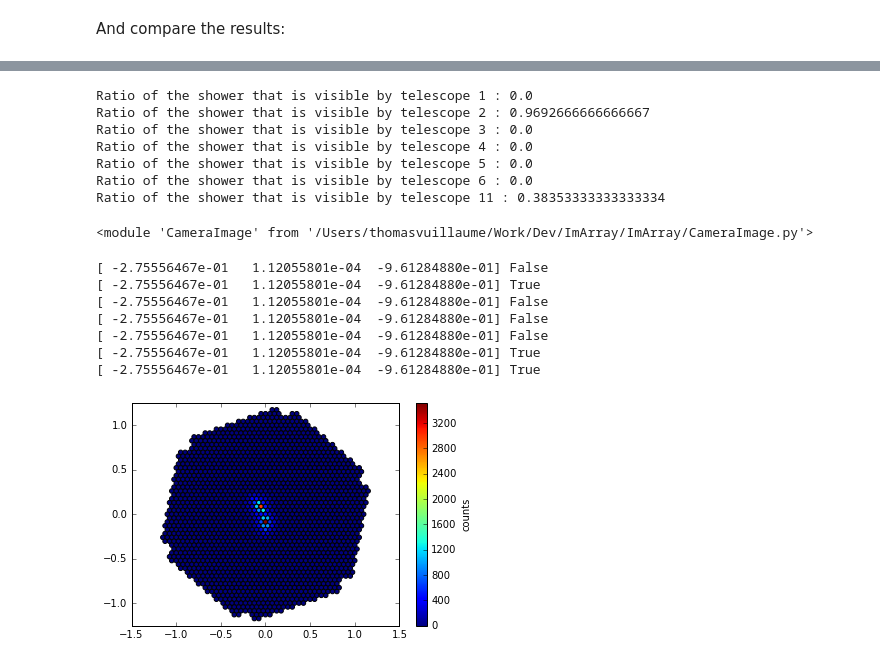
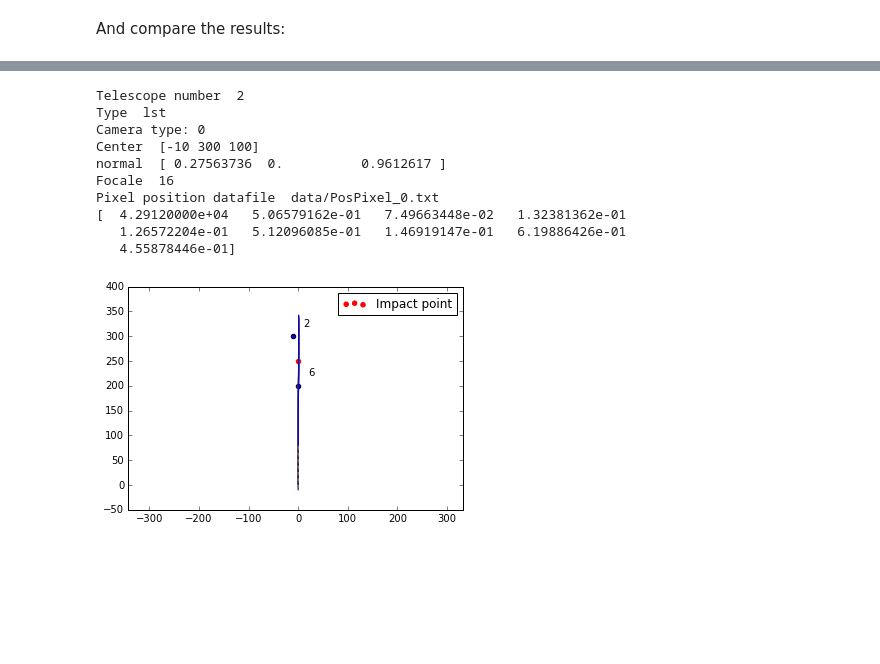
Before and after one commit to vuillaut/pschitt, a Jupyter notebook: ImArray/example.ipynb, the cells around one changed output, grey strips where cells are left out. Drawn from its saved outputs; the diff is of its cells as text; code cells hidden in the pictures; blank space fills up the shorter version.

```diff
--- a/ImArray/example.ipynb
+++ b/ImArray/example.ipynb
@@ -112,4 +108,4 @@ reload(viz)
 # %%
-trigger_intensity = 0.
+trigger_intensity = 100.
 noise = 0
 # %%
@@ -151,33 +149,22 @@ shower_direction = - geo.altaz_to_normal(salt,saz)
-# %%
-for tel in alltel:
-    m = geo.mask_visible_particles(tel, shower, shower_direction)
-    print("Ratio of the shower that is visible by telescope {0} : {1}".format(tel.id, len(m[m])/len(m)))
-#     plt.scatter(shower[:,0][m], shower[:,1][m])
-#     plt.axis('equal')
-#     plt.show()
-# %% [output]
-Ratio of the shower that is visible by telescope 1 : 0.0
-Ratio of the shower that is visible by telescope 2 : 0.9692666666666667
-Ratio of the shower that is visible by telescope 3 : 0.0
-Ratio of the shower that is visible by telescope 4 : 0.0
-Ratio of the shower that is visible by telescope 5 : 0.0
-Ratio of the shower that is visible by telescope 6 : 0.0
-Ratio of the shower that is visible by telescope 11 : 0.38353333333333334
-# %%
-reload(ci)
-# %% [output]
-<module 'CameraImage' from '/Users/thomasvuillaume/Work/Dev/ImArray/ImArray/CameraImage.py'>
-# %%
-ci.array_shower_imaging(shower, alltel, noise)
-# %% [output]
-[ -2.75556467e-01   1.12055801e-04  -9.61284880e-01] False
-[ -2.75556467e-01   1.12055801e-04  -9.61284880e-01] True
-[ -2.75556467e-01   1.12055801e-04  -9.61284880e-01] False
-[ -2.75556467e-01   1.12055801e-04  -9.61284880e-01] False
-[ -2.75556467e-01   1.12055801e-04  -9.61284880e-01] False
-[ -2.75556467e-01   1.12055801e-04  -9.61284880e-01] True
-[ -2.75556467e-01   1.12055801e-04  -9.61284880e-01] True
-# %%
-viz.display_stacked_cameras(alltel)
-# %% [output]
-[figure, removed]
+# %%
+plt.scatter(impact_point[0], impact_point[1], color='red', label='Impact point')
+viz.plot_array(triggered_telescopes)
+x = np.linspace(0,100)
+HP = np.array(HP)
+# for (hp,tel) in zip(HP, triggered_telescopes):
+tel = triggered_telescopes[0]
+plt.plot(np.array([x*np.cos(hp[6]) + tel.center[0], x*np.sin(hp[6]) +tel.center[1] ]));
+tel.display_info()
+print(HP[0])
+# %% [output]
+Telescope number  2
+Type  lst
+Camera type: 0
+Center  [-10 300 100]
+normal  [ 0.27563736  0.          0.9612617 ]
+Focale  16
+Pixel position datafile  data/PosPixel_0.txt
+[  4.29120000e+04   5.06579162e-01   7.49663448e-02   1.32381362e-01
+   1.26572204e-01   5.12096085e-01   1.46919147e-01   6.19886426e-01
+   4.55878446e-01]
+[figure, added]
```
Also changed, not shown: parts of 13 cells of this notebook.
